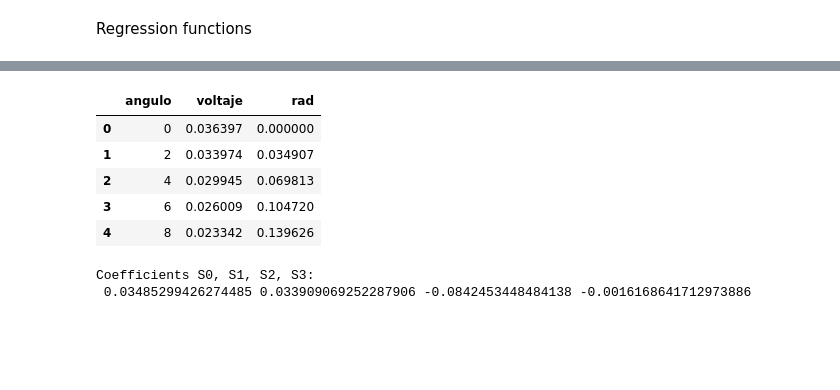
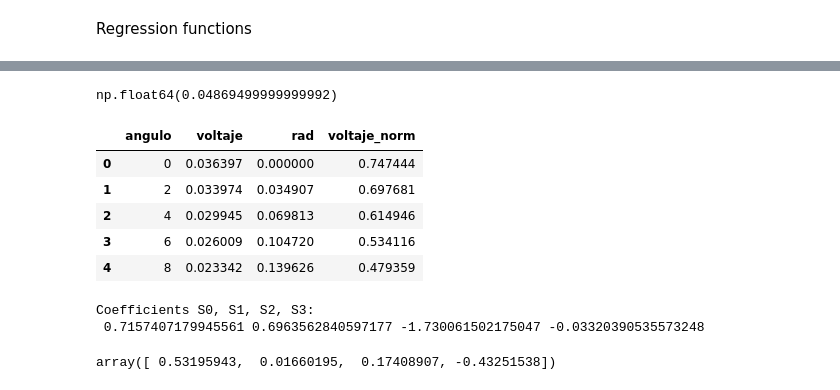
Before and after one commit to BernardoPironio/Polarimetro, a Jupyter notebook: analisis.ipynb, the cells around one changed output, grey strips where cells are left out. Saved outputs shown, nothing was run; the diff lists cells and outputs as text; code cells hidden in the pictures; blank space fills up the shorter version.

```diff
--- a/analisis.ipynb
+++ b/analisis.ipynb
@@ -77,3 +78,10 @@ def normalize_stokes(S):
     s = np.array([S1 / S0, S2 / S0, S3 / S0])
     dop = np.sqrt(S1**2 + S2**2 + S3**2) / S0
     return s, dop
+# %%
+offset = 0.00182
+# %%
+medicion = pd.read_csv('Measurements/medicion_manual_v0.1.csv')
+medicion['voltaje'] = medicion['voltaje'] - offset
+medicion['rad'] = medicion['angulo']*np.pi/180
+medicion.head()
@@ -80,21 +95,33 @@ def normalize_stokes(S):
+# %%
+peaks_volt = find_peaks(medicion['voltaje'])[0]
+peaks_angle = medicion['rad'][peaks_volt]
+norm_number = medicion['voltaje'][peaks_volt].mean()
+norm_number
+# %% [output]
+np.float64(0.04869499999999992)
 # %%
-medicion = pd.read_csv('Measurements/medicion_manual_v0.1.csv')
-medicion['rad'] = medicion['angulo']*np.pi/180
+
+medicion['voltaje_norm'] = (medicion['voltaje'])/ norm_number
 medicion.head()
 # %% [output]
-|  | angulo | voltaje | rad |
-| 0 | 0 | 0.036397 | 0.000000 |
-| 1 | 2 | 0.033974 | 0.034907 |
-| 2 | 4 | 0.029945 | 0.069813 |
-| 3 | 6 | 0.026009 | 0.104720 |
-| 4 | 8 | 0.023342 | 0.139626 |
+|  | angulo | voltaje | rad | voltaje_norm |
+| 0 | 0 | 0.036397 | 0.000000 | 0.747444 |
+| 1 | 2 | 0.033974 | 0.034907 | 0.697681 |
+| 2 | 4 | 0.029945 | 0.069813 | 0.614946 |
+| 3 | 6 | 0.026009 | 0.104720 | 0.534116 |
+| 4 | 8 | 0.023342 | 0.139626 | 0.479359 |
 # %%
-S, coeffs = fit_stokes_from_window(medicion['rad'], medicion['voltaje'])
 
-S, dop = normalize_stokes(S)
+S, coeffs = fit_stokes_from_window(medicion['rad'], medicion['voltaje_norm'])
+
+s, dop = normalize_stokes(S)
 # %% [output]
 Coefficients S0, S1, S2, S3:
- 0.03485299426274485 0.033909069252287906 -0.0842453448484138 -0.0016168641712973886
+ 0.7157407179945561 0.6963562840597177 -1.730061502175047 -0.03320390535573248
+# %%
+coeffs
+# %% [output]
+array([ 0.53195943,  0.01660195,  0.17408907, -0.43251538])
 # %%
 theta = np.linspace(0,2*np.pi,200)
 
```
Also changed, not shown: parts of 13 cells of this notebook, 1 other file.
